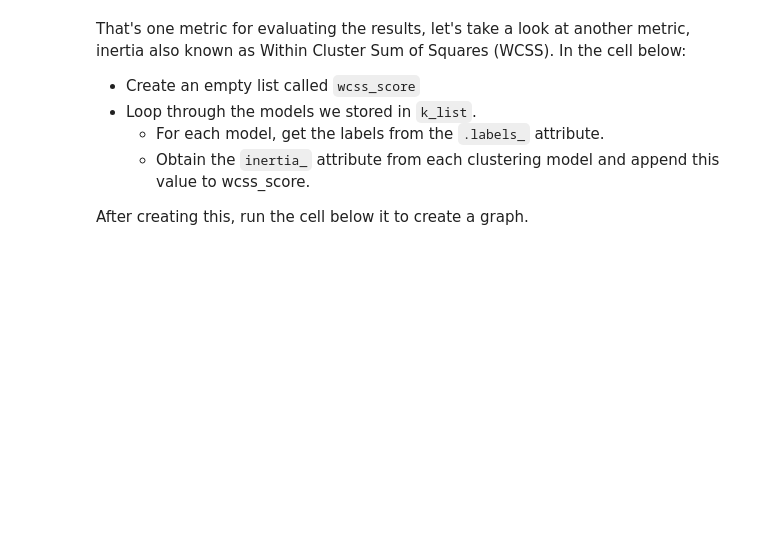
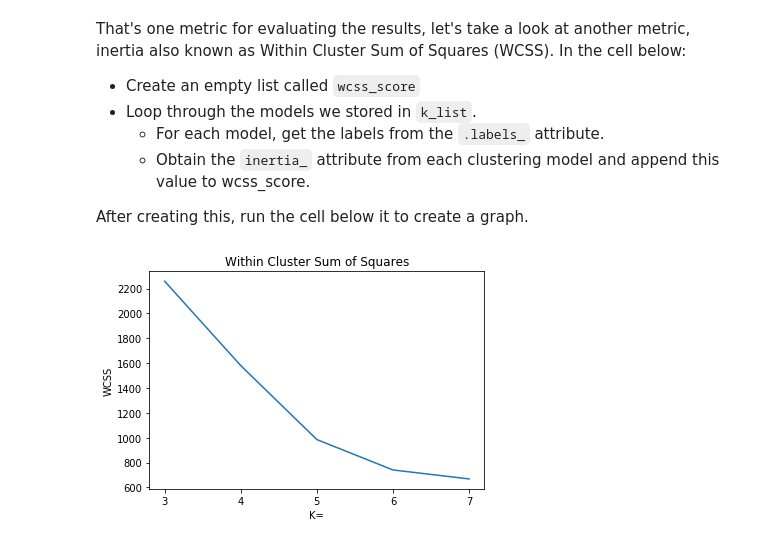
Before and after one commit to learn-co-curriculum/dsc-k-means-clustering-lab, a Jupyter notebook: index.ipynb, the cells around one changed output. Cells and saved outputs as stored; diff of their text form; code cells hidden in the pictures; blank space fills up the shorter version.

```diff
--- a/index.ipynb
+++ b/index.ipynb
@@ -184,6 +251,13 @@ That's one metric for evaluating the results, let's take a look at another metri
 After creating this, run the cell below it to create a graph.
 # %%
 wcss_score = None
+# %%
+# __SOLUTION__
+wcss_score = []
+
+for model in k_list:
+    labels = model.labels_
+    wcss_score.append(model.inertia_)
 # %%
 plt.plot([3, 4, 5, 6, 7], wcss_score)
 plt.xticks([3,4,5,6,7])
@@ -191,3 +265,13 @@ plt.title("Within Cluster Sum of Squares")
 plt.ylabel("WCSS")
 plt.xlabel("K=")
 plt.show()
+# %%
+# __SOLUTION__
+plt.plot([3, 4, 5, 6, 7], wcss_score)
+plt.xticks([3,4,5,6,7])
+plt.title("Within Cluster Sum of Squares")
+plt.ylabel("WCSS")
+plt.xlabel("K=")
+plt.show()
+# %% [output]
+[figure, added]
```
Also changed, not shown: parts of 23 cells of this notebook.
